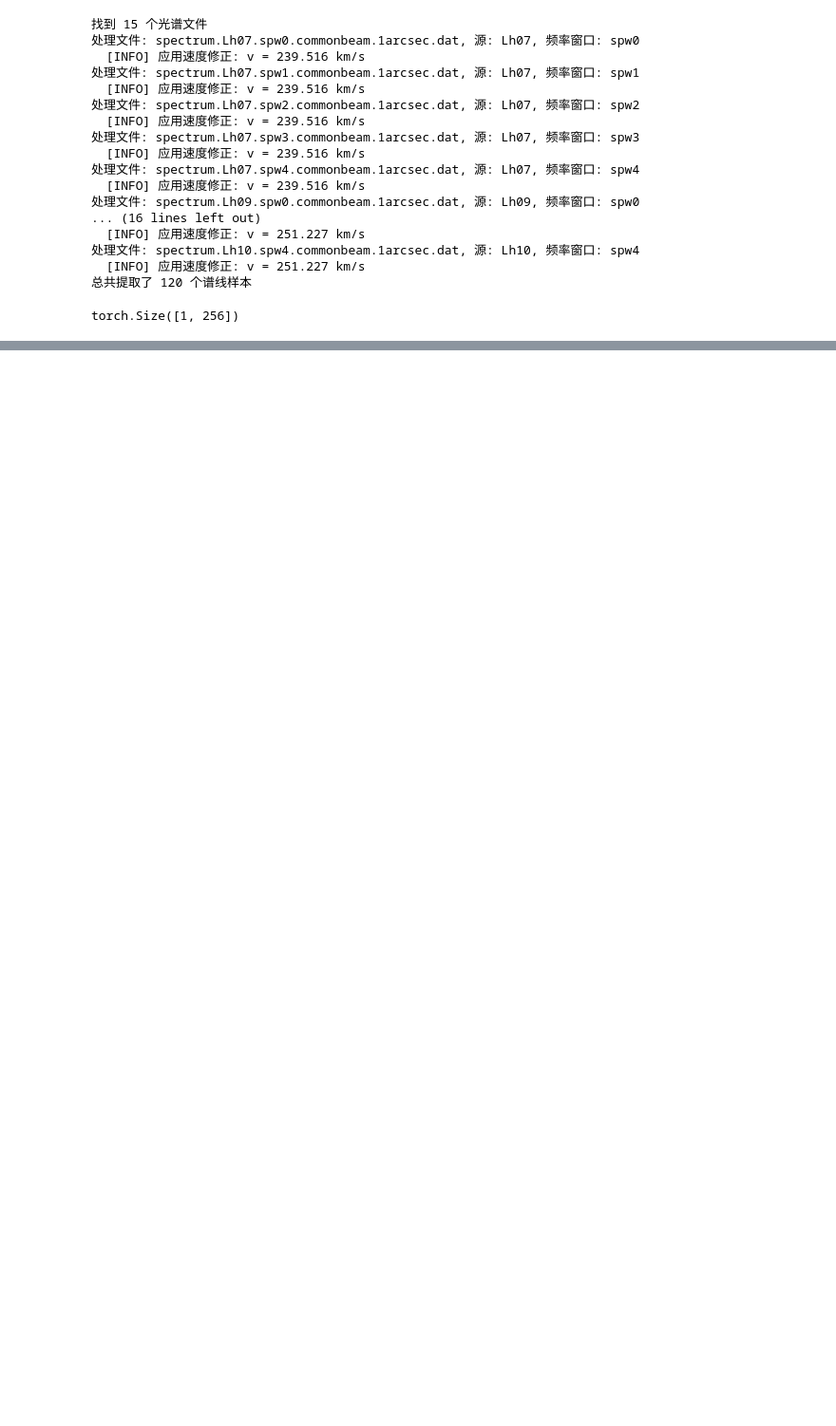
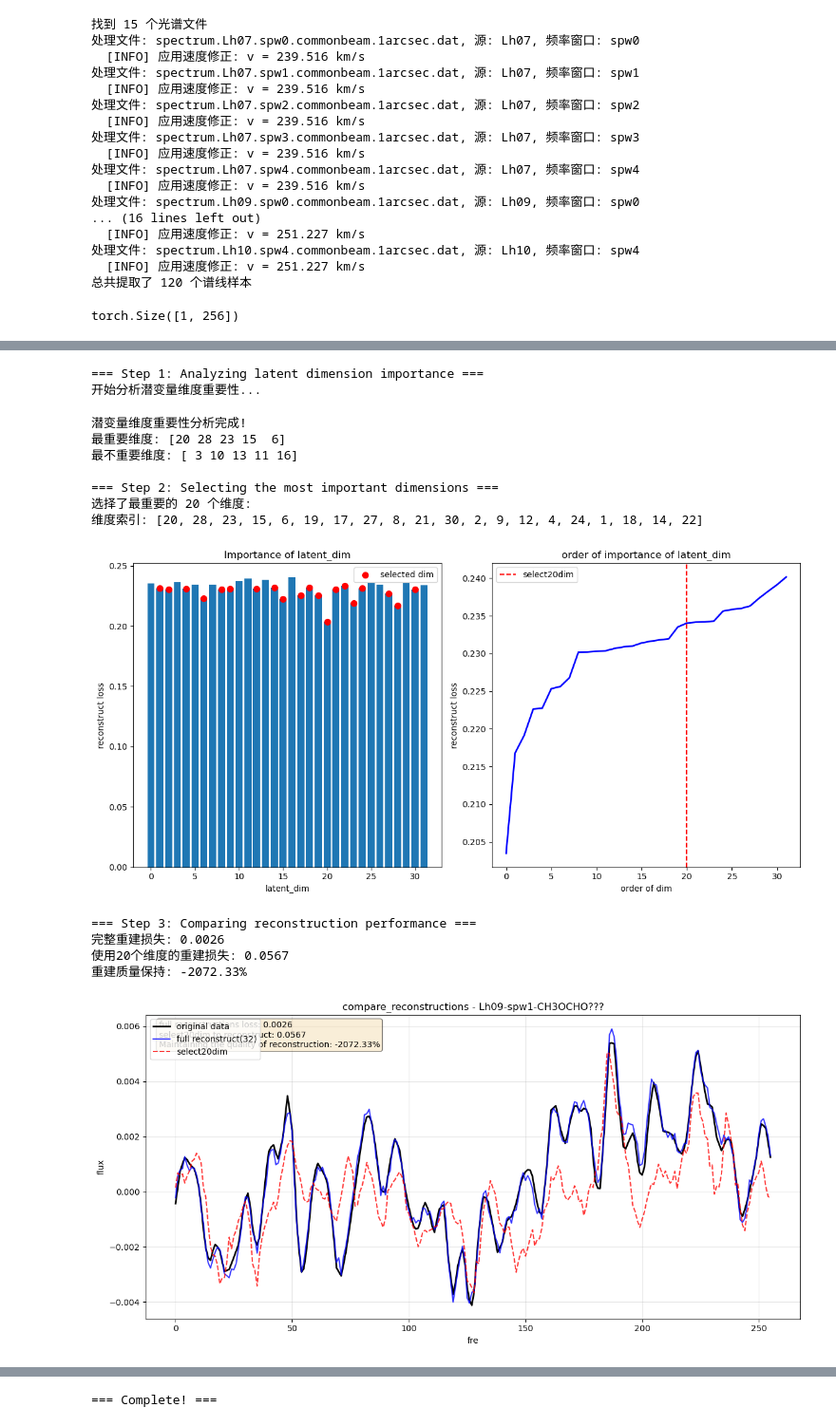
Before and after one commit to Neuvillette-Fontaine/spectrum-with-VAE, a Jupyter notebook: Untitled.ipynb, the cells around one changed output, grey strips where cells are left out. Shown at 95% size. Cells and saved outputs as stored; diff of their text form; code cells hidden in the pictures; blank space fills up the shorter version.

Commit message:
add importance check of latent_dim

```diff
--- a/Untitled.ipynb
+++ b/Untitled.ipynb
@@ -368 +584,47 @@ Epoch 12: avg loss = 5.8514
 ... (38 outputs left out)
+# %%
+def main():
+    """
+    完整的使用示例：分析维度重要性并比较重建效果
+    """
+    # 假设您已经训练好模型并创建了数据加载器
+    # model = 训练好的VAE模型
+    # dataloader = 数据加载器
+    # DEVICE = "cuda" if torch.cuda.is_available() else "cpu"
+
+    print("=== Step 1: Analyzing latent dimension importance ===")
+    # 分析潜变量维度重要性
+    sorted_dims, importance_scores = analyze_latent_importance(
+        model, dataloader, DEVICE, num_batches=5
+    )
+
+    print("\n=== Step 2: Selecting the most important dimensions ===")
+    # 选择最重要的20个维度
+    num_selected = 20
+    selected_dims = select_and_visualize_dims(importance_scores, num_selected)
+
+    print("\n=== Step 3: Comparing reconstruction performance ===")
+    # 比较重建效果
+    compare_reconstructions(model, dataloader, DEVICE, selected_dims, num_samples=10)
+
+    print("\n=== Complete! ===")
+
+# 运行示例
+if __name__ == "__main__":
+    main()
+# %% [output]
+=== Step 1: Analyzing latent dimension importance ===
+开始分析潜变量维度重要性...
+潜变量维度重要性分析完成!
+最重要维度: [20 28 23 15  6]
+最不重要维度: [ 3 10 13 11 16]
+
+=== Step 2: Selecting the most important dimensions ===
+选择了最重要的 20 个维度:
+维度索引: [20, 28, 23, 15, 6, 19, 17, 27, 8, 21, 30, 2, 9, 12, 4, 24, 1, 18, 14, 22]
+[figure, added]
+=== Step 3: Comparing reconstruction performance ===
+完整重建损失: 0.0026
+使用20个维度的重建损失: 0.0567
+重建质量保持: -2072.33%
+[figure, added]
@@ -369,3 +638,4 @@ Epoch 12: avg loss = 5.8514
+=== Complete! ===
 # %%
 # ============================================
 # ✅ 可视化所有样本的原始谱线与重建谱线（修正版）
```
Also changed, not shown: parts of 4 cells of this notebook, 1 other file.
